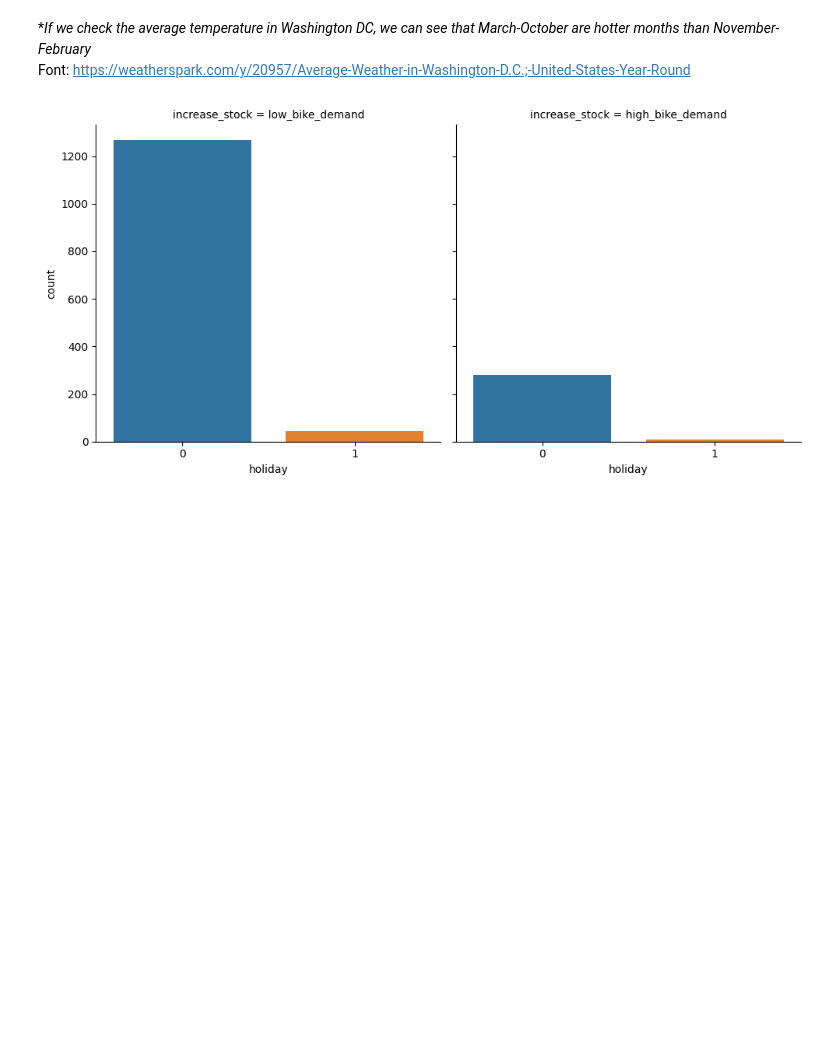
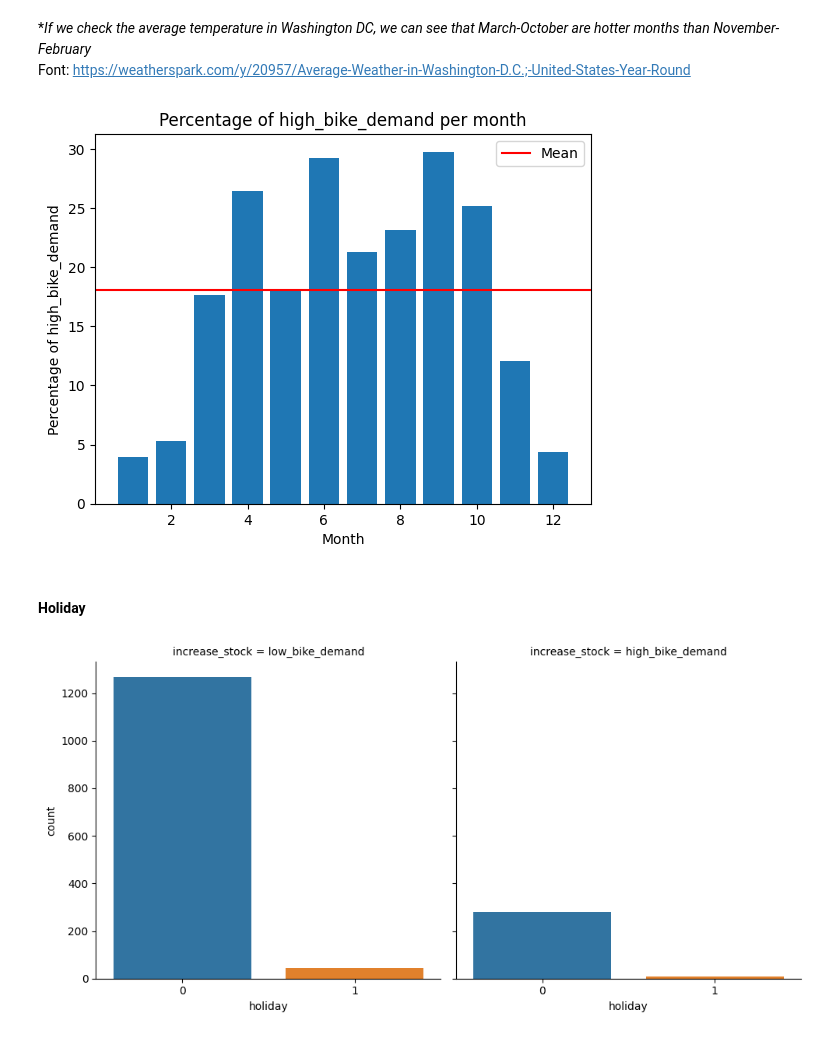
Before and after one commit to AlbertBS2/Predict-Bikes-Availability, a Jupyter notebook: data_analysis.ipynb, the cells around one changed output. Cells and saved outputs as stored; diff of their text form; code cells hidden in the pictures; blank space fills up the shorter version.

```diff
--- a/data_analysis.ipynb
+++ b/data_analysis.ipynb
@@ -105,6 +125,24 @@ It seems that there is a considerably **higher demand** of bikes from **March-Ap
 # %% [markdown]
 **If we check the average temperature in Washington DC, we can see that March-October are hotter months than November-February* \
 Font: https://weatherspark.com/y/20957/Average-Weather-in-Washington-D.C.;-United-States-Year-Round
+# %%
+month_high = train_data[train_data['increase_stock'] == 'high_bike_demand'].value_counts(['month'])
+month_total = train_data.value_counts(['month'])
+month_perc = round(month_high / month_total * 100, 2)
+
+plt.axhline(month_perc.values.mean(), color='red', label='Mean')
+plt.bar(np.arange(1, 13), month_perc.values)
+
+plt.legend()
+plt.ylabel('Percentage of high_bike_demand')
+plt.xlabel('Month')
+plt.title('Percentage of high_bike_demand per month')
+
+plt.show()
+# %% [output]
+[figure, added]
+# %% [markdown]
+#### Holiday
 # %%
 # Plot holiday
 sns.catplot(
```
Also changed, not shown: parts of 20 cells of this notebook.
